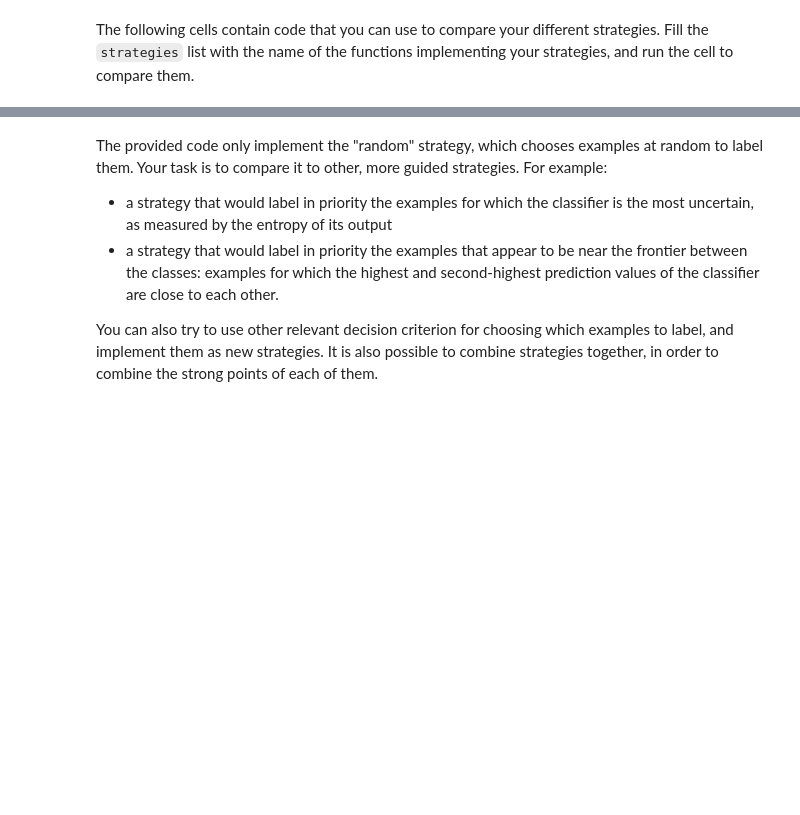
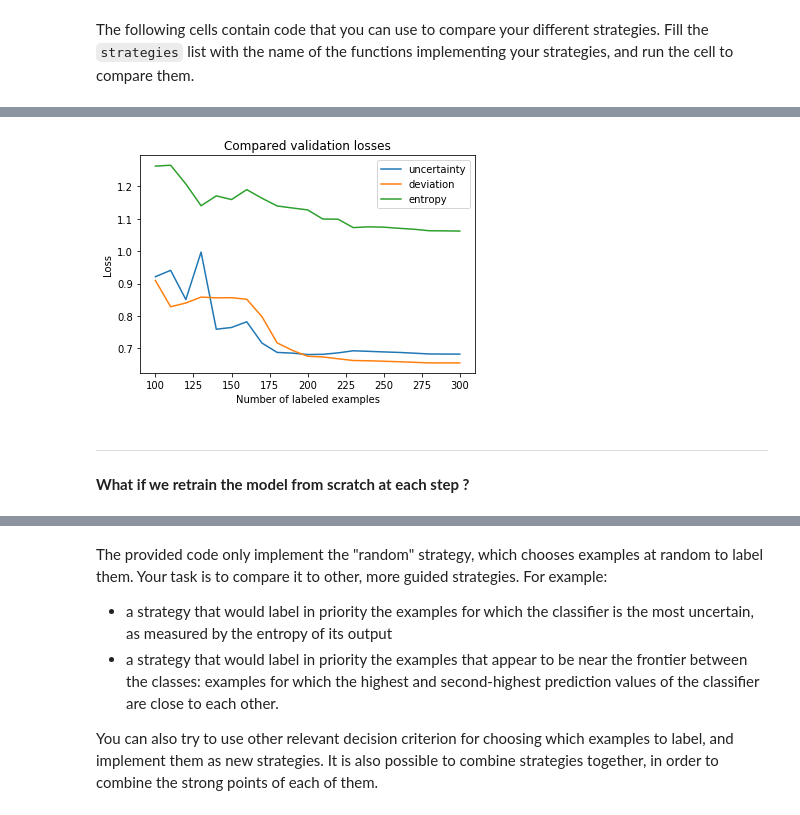
Before and after one commit to EmmanuelJhno/Advanced_Deep_Learning, a Jupyter notebook: Lab4/TP4_active_learning.ipynb, the cells around one changed output, grey strips where cells are left out. Cells and saved outputs as stored; diff of their text form; code cells hidden in the pictures; blank space fills up the shorter version.

```diff
--- a/Lab4/TP4_active_learning.ipynb
+++ b/Lab4/TP4_active_learning.ipynb
@@ -75,7 +89,7 @@ num_active_runs = 20
 # number of training iterations between each expert call
 # the number of epochs is thus num_iter * batch_size / len(dataset)
 num_iter = 100
-batch_size = 64
+batch_size = 32
 
 criterion = nn.CrossEntropyLoss()
 
@@ -210,0 +261,13 @@ done
+# %%
+plt.title("Compared validation losses")
+plt.xlabel("Number of labeled examples")
+plt.ylabel("Loss")
+for (name, perf) in performances:
+    plt.plot(perf[:,0], perf[:,2], label=name)
+plt.legend(loc='upper right')
+plt.show()
+# %% [output]
+[figure, added]
+# %% [markdown]
+---
+**What if we retrain the model from scratch at each step ?**
```
Also changed, not shown: parts of 9 cells of this notebook.
